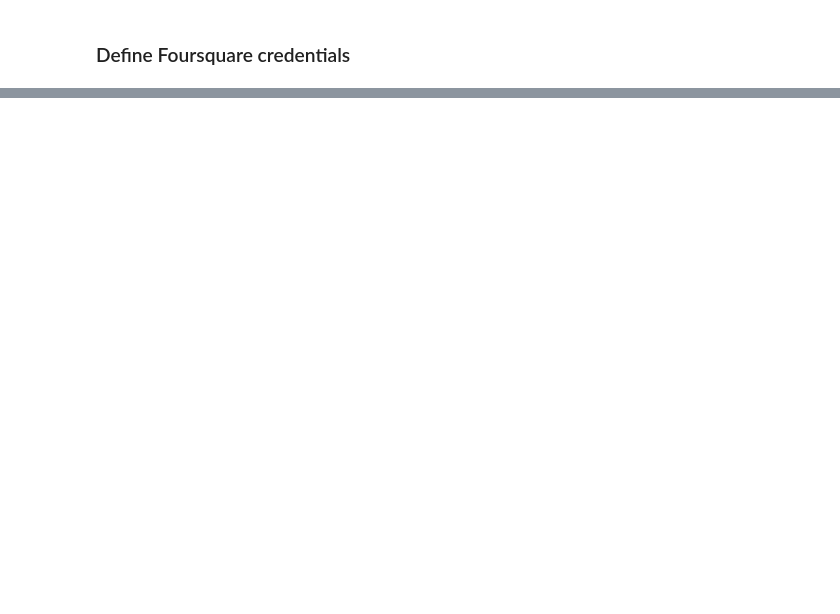
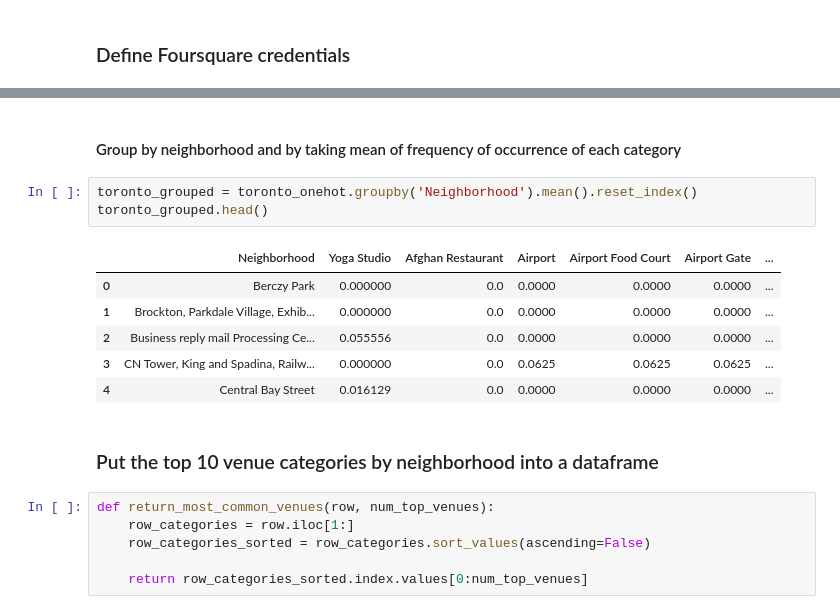
Before and after one commit to joshmiller32/Coursera_Capstone, a Jupyter notebook: toronto_neighborhood_clustering.ipynb, the cells around one changed output, grey strips where cells are left out. Cells and saved outputs as stored; diff of their text form; blank space fills up the shorter version.

```diff
--- a/toronto_neighborhood_clustering.ipynb
+++ b/toronto_neighborhood_clustering.ipynb
@@ -113,0 +225,20 @@ NameError: name 'client_id' is not defined
+# %% [markdown]
+#### Group by neighborhood and by taking mean of frequency of occurrence of each category
+# %%
+toronto_grouped = toronto_onehot.groupby('Neighborhood').mean().reset_index()
+toronto_grouped.head()
+# %% [output]
+|  | Neighborhood | Yoga Studio | Afghan Restaurant | Airport | Airport Food Court | Airport Gate | ... |
+| 0 | Berczy Park | 0.000000 | 0.0 | 0.0000 | 0.0000 | 0.0000 | ... |
+| 1 | Brockton, Parkdale Village, Exhib... | 0.000000 | 0.0 | 0.0000 | 0.0000 | 0.0000 | ... |
+| 2 | Business reply mail Processing Ce... | 0.055556 | 0.0 | 0.0000 | 0.0000 | 0.0000 | ... |
+| 3 | CN Tower, King and Spadina, Railw... | 0.000000 | 0.0 | 0.0625 | 0.0625 | 0.0625 | ... |
+| 4 | Central Bay Street | 0.016129 | 0.0 | 0.0000 | 0.0000 | 0.0000 | ... |
+# %% [markdown]
+### Put the top 10 venue categories by neighborhood into a dataframe
+# %%
+def return_most_common_venues(row, num_top_venues):
+    row_categories = row.iloc[1:]
+    row_categories_sorted = row_categories.sort_values(ascending=False)
+
+    return row_categories_sorted.index.values[0:num_top_venues]
```
Also changed, not shown: parts of 31 cells of this notebook.
